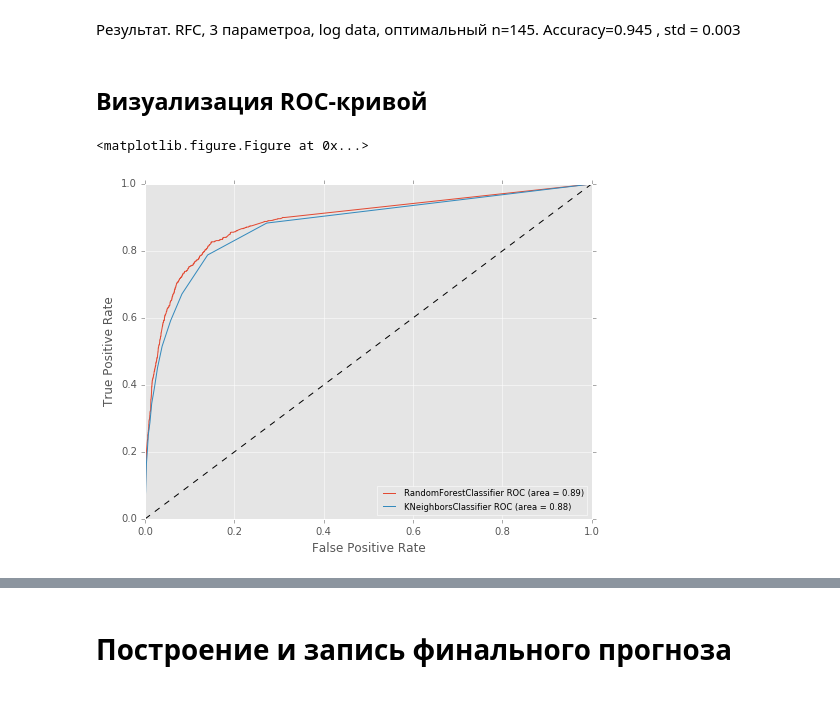
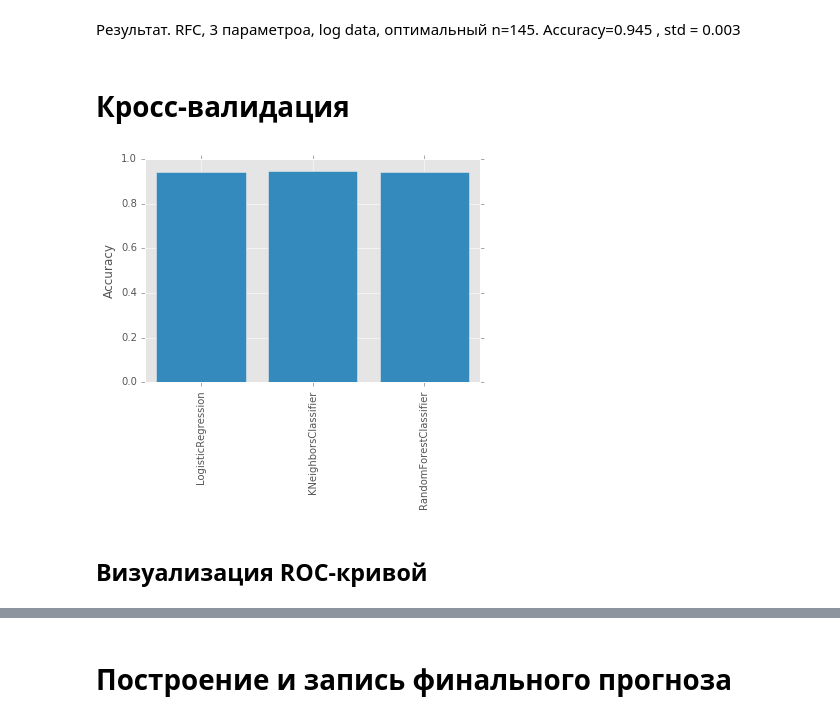
Before and after one commit to Evgeneus/InData-Labs-Contest, a Jupyter notebook: star_mission.ipynb, the cells around one changed output, grey strips where cells are left out. Saved outputs shown, nothing was run; the diff lists cells and outputs as text; code cells hidden in the pictures.

```diff
--- a/star_mission.ipynb
+++ b/star_mission.ipynb
@@ -376,3 +353,5 @@ plt.title('Tune n-param')
 [figure]
 # %% [markdown]
 Результат. RFC, 3 параметроа, log data, оптимальный n=145. Accuracy=0.945 , std = 0.003
+# %% [markdown]
+# Кросс-валидация
@@ -379,21 +379,17 @@ plt.title('Tune n-param')
+# %%
+Image(filename='img/cv_3par.png')
+# %% [output]
+[figure, added]
 # %% [markdown]
 ## Визуализация ROC-кривой
 # %%
-model_knc = KNeighborsClassifier(n_neighbors = 17)
-model_rfc = RandomForestClassifier(n_estimators = 145)
-train_x_ROC, test_x_ROC, train_y_ROC, test_y_ROC = cross_validation.train_test_split(train_x, train_y, test_size=0.2)
 pl.clf()
 plt.figure(figsize=(8,6))
-# #DecisionTreeClassifier
-# probas = model_dtc.fit(train_x_ROC, train_y_ROC).predict_proba(test_x_ROC)
-# fpr, tpr, thresholds = roc_curve(test_y_ROC, probas[:, 1])
-# roc_auc  = auc(fpr, tpr)
-# pl.plot(fpr, tpr, label='%s ROC (area = %0.2f)' % ('DecisionTreeClassifier',roc_auc))
 #LogisticRegression
-# probas = model_lr.fit(train_x_ROC, train_y_ROC).predict_proba(test_x_ROC)
-# fpr, tpr, thresholds = roc_curve(test_y_ROC, probas[:, 1])
-# roc_auc  = auc(fpr, tpr)
-# pl.plot(fpr, tpr, label='%s ROC (area = %0.2f)' % ('LogisticRegression',roc_auc))
+probas = model_lr.fit(train_x_ROC, train_y_ROC).predict_proba(test_x_ROC)
+fpr, tpr, thresholds = roc_curve(test_y_ROC, probas[:, 1])
+roc_auc  = auc(fpr, tpr)
+pl.plot(fpr, tpr, label='%s ROC (area = %0.2f)' % ('LogisticRegression',roc_auc))
 #RandomForestClassifier
 probas = model_rfc.fit(train_x_ROC, train_y_ROC).predict_proba(test_x_ROC)
 fpr, tpr, thresholds = roc_curve(test_y_ROC, probas[:, 1])
@@ -412,6 +408,3 @@ pl.xlabel('False Positive Rate')
 pl.ylabel('True Positive Rate')
 pl.legend(loc=0, fontsize='small')
 pl.show()
-# %% [output]
-<matplotlib.figure.Figure at 0x...>
-[figure, removed]
```
Also changed, not shown: parts of 11 cells of this notebook, 2 other files.
